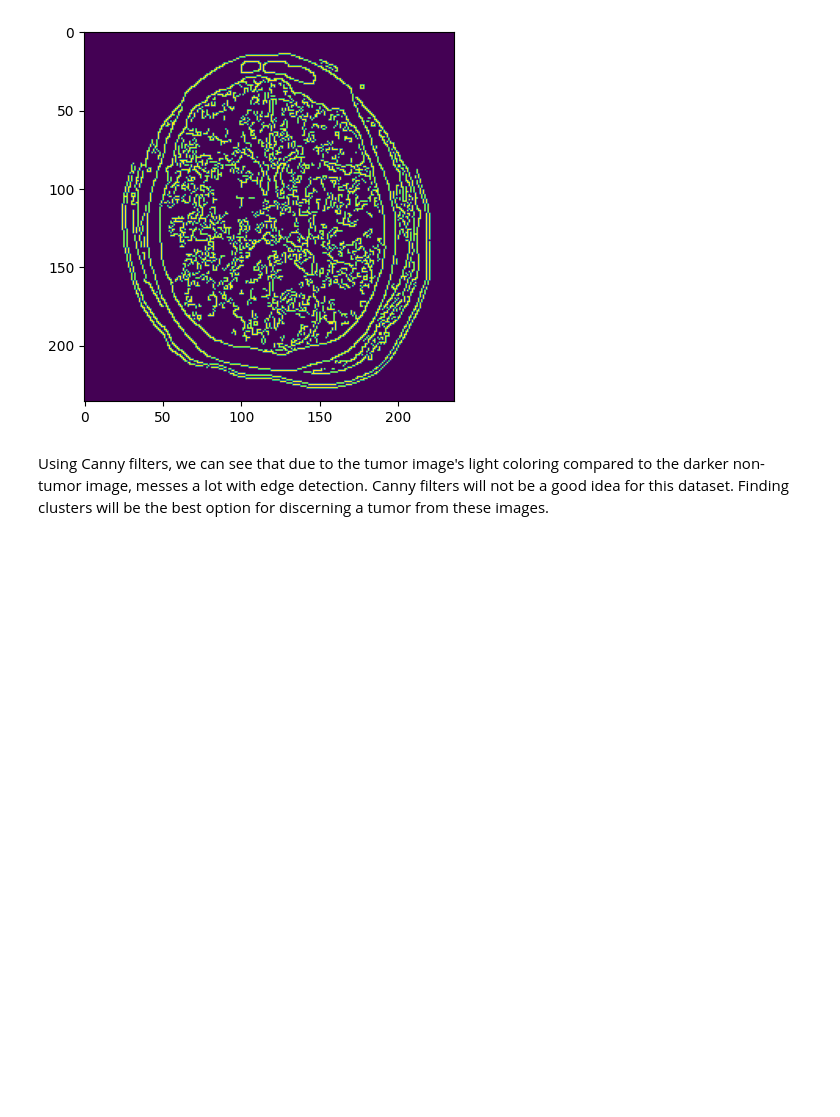
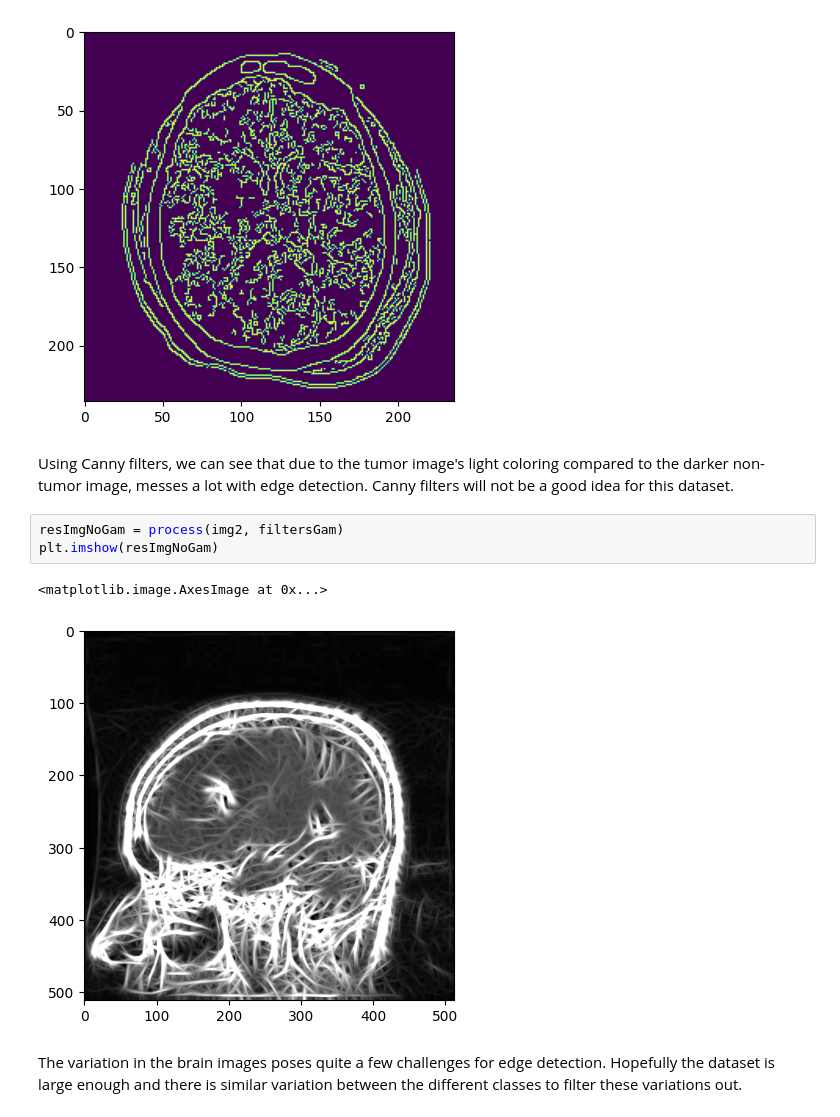
Before and after one commit to yaosam521/CS-7324-Proj-2, a Jupyter notebook: Proj-2.ipynb, the cells around one changed output. Drawn from its saved outputs; the diff is of its cells as text; blank space fills up the shorter version.

```diff
--- a/Proj-2.ipynb
+++ b/Proj-2.ipynb
@@ -358,4 +358,12 @@ plt.imshow(image_edge_g)
 <matplotlib.image.AxesImage at 0x...>
 [figure]
 # %% [markdown]
-Using Canny filters, we can see that due to the tumor image's light coloring compared to the darker non-tumor image, messes a lot with edge detection. Canny filters will not be a good idea for this dataset. Finding clusters will be the best option for discerning a tumor from these images.
+Using Canny filters, we can see that due to the tumor image's light coloring compared to the darker non-tumor image, messes a lot with edge detection. Canny filters will not be a good idea for this dataset.
+# %%
+resImgNoGam = process(img2, filtersGam)
+plt.imshow(resImgNoGam)
+# %% [output]
+<matplotlib.image.AxesImage at 0x...>
+[figure, added]
+# %% [markdown]
+The variation in the brain images poses quite a few challenges for edge detection. Hopefully the dataset is large enough and there is similar variation between the different classes to filter these variations out.
```
Also changed, not shown: parts of 4 cells of this notebook.
